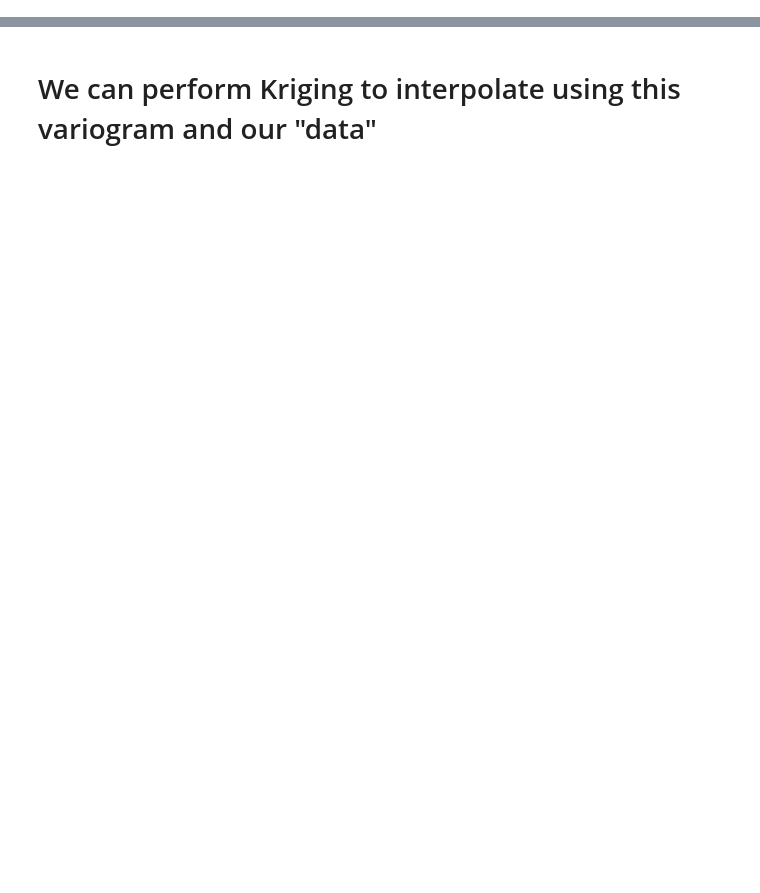
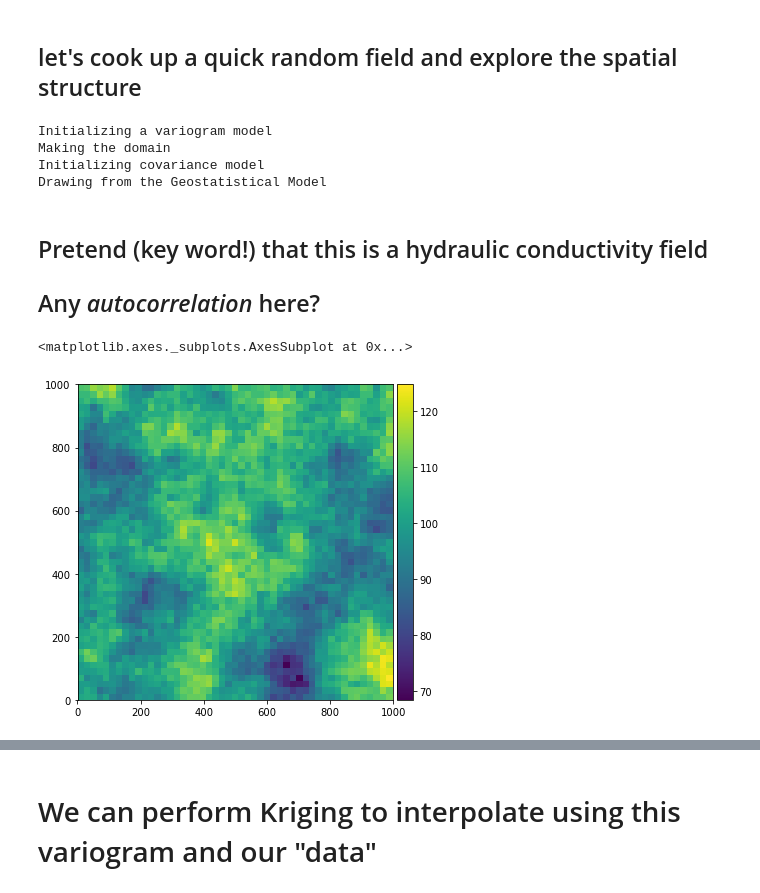
Before and after one commit to mnfienen/GW1876, a Jupyter notebook: activities/geostatistics/geostatistics_introduction.ipynb, the cells around one changed output, grey strips where cells are left out. Saved outputs shown, nothing was run; the diff lists cells and outputs as text; code cells hidden in the pictures; blank space fills up the shorter version.

Commit message:
Almost done with geostatistics. Just need to add stuff about other tools

```diff
--- a/activities/geostatistics/geostatistics_introduction.ipynb
+++ b/activities/geostatistics/geostatistics_introduction.ipynb
@@ -101,0 +39,18 @@ plt.plot([new_a,new_a],[0, new_c], 'r')
+# %% [markdown]
+## let's cook up a quick random field and explore the spatial structure
+# %%
+X,Y,Z,v,gs,sample_df = gh.data_cooker()
+# %% [output]
+Initializing a variogram model
+Making the domain
+Initializing covariance model
+Drawing from the Geostatistical Model
+# %% [markdown]
+## Pretend (key word!) that this is a hydraulic conductivity field
+
+## Any _autocorrelation_ here?
+# %%
+gh.grid_plot(X,Y,Z)
+# %% [output]
+<matplotlib.axes._subplots.AxesSubplot at 0x...>
+[figure, added]
```
Also changed, not shown: parts of 80 cells of this notebook, 1 other file.
